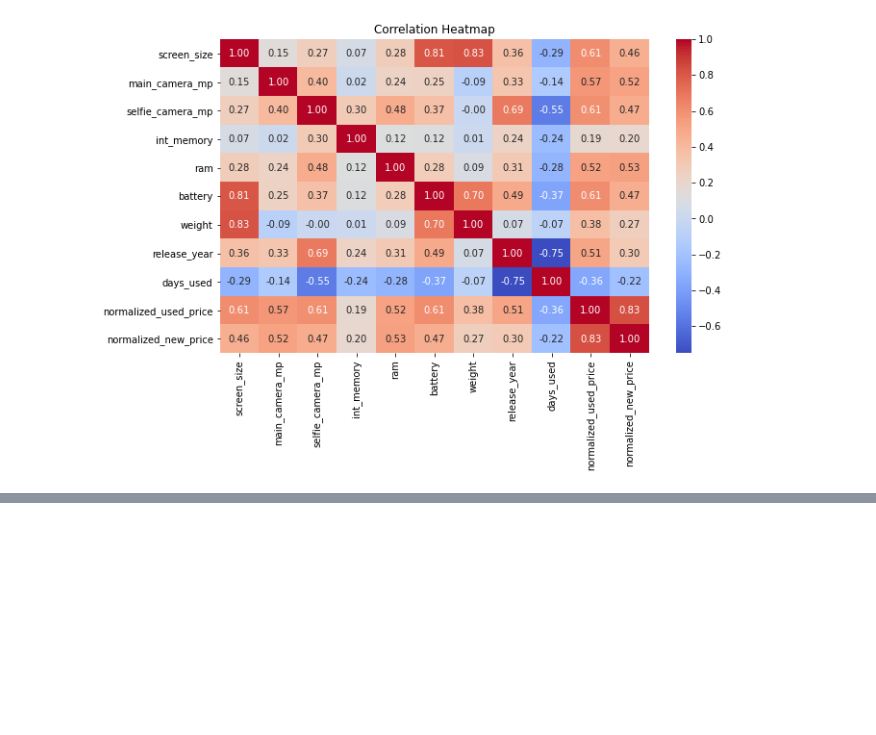
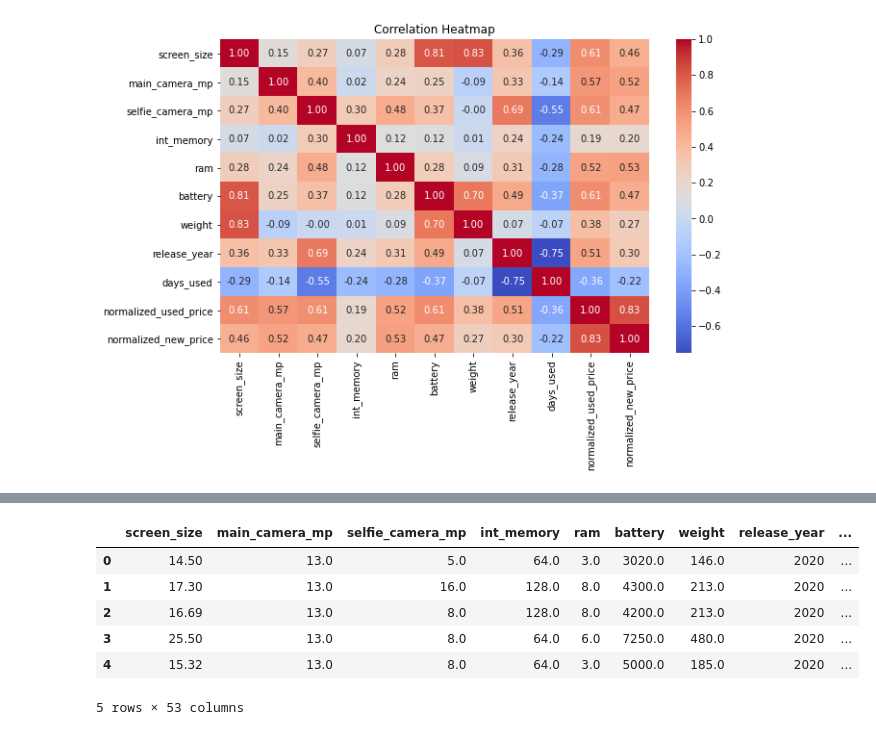
Before and after one commit to Eniola-Hannah/Used-device-price-prediction, a Jupyter notebook: Analysis_and_prediction.ipynb, the cells around one changed output, grey strips where cells are left out. Drawn from its saved outputs; the diff is of its cells as text; code cells hidden in the pictures; blank space fills up the shorter version.

Commit message:
Data Preprocessing: Encodes all categorical variables using OneHotEncoder from sklearn.preprocessing

```diff
--- a/Analysis_and_prediction.ipynb
+++ b/Analysis_and_prediction.ipynb
@@ -160,0 +184,17 @@ plt.show()
+# %%
+from sklearn.preprocessing import OneHotEncoder
+
+ohe = OneHotEncoder(handle_unknown='ignore', sparse_output=False).set_output(transform='pandas')
+ohe_transform = ohe.fit_transform(df[['brand_name', 'os', '4g', '5g']])
+# ohe_transform
+# %%
+df = pd.concat([df, ohe_transform], axis=1).drop(columns=['brand_name', 'os', '4g', '5g'])
+df.head()
+# %% [output]
+|  | screen_size | main_camera_mp | selfie_camera_mp | int_memory | ram | battery | weight | release_year | ... |
+| 0 | 14.50 | 13.0 | 5.0 | 64.0 | 3.0 | 3020.0 | 146.0 | 2020 | ... |
+| 1 | 17.30 | 13.0 | 16.0 | 128.0 | 8.0 | 4300.0 | 213.0 | 2020 | ... |
+| 2 | 16.69 | 13.0 | 8.0 | 128.0 | 8.0 | 4200.0 | 213.0 | 2020 | ... |
+| 3 | 25.50 | 13.0 | 8.0 | 64.0 | 6.0 | 7250.0 | 480.0 | 2020 | ... |
+| 4 | 15.32 | 13.0 | 8.0 | 64.0 | 3.0 | 5000.0 | 185.0 | 2020 | ... |
+5 rows × 53 columns
```
Also changed, not shown: parts of 3 cells of this notebook.
